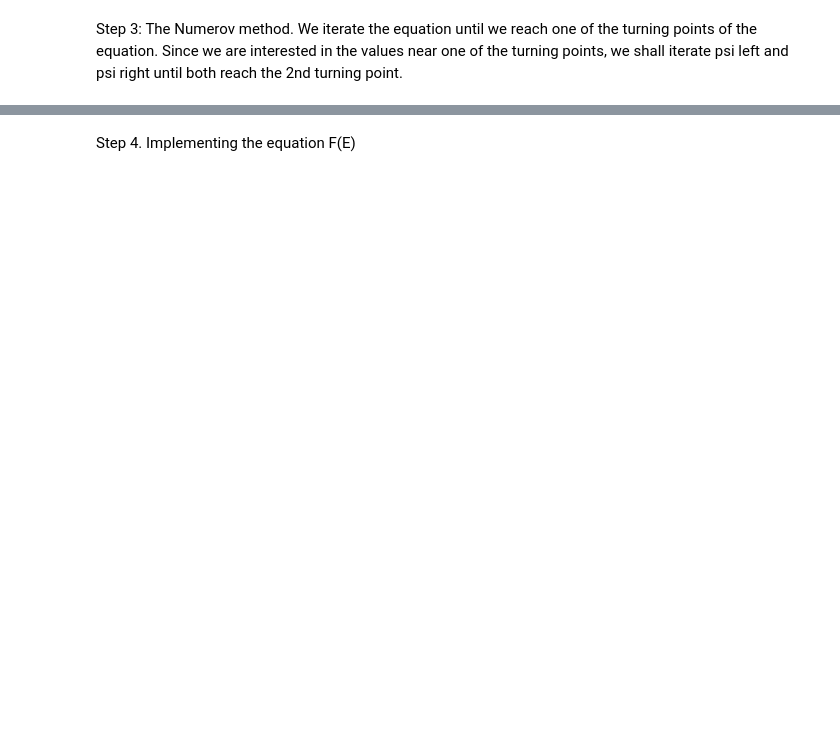
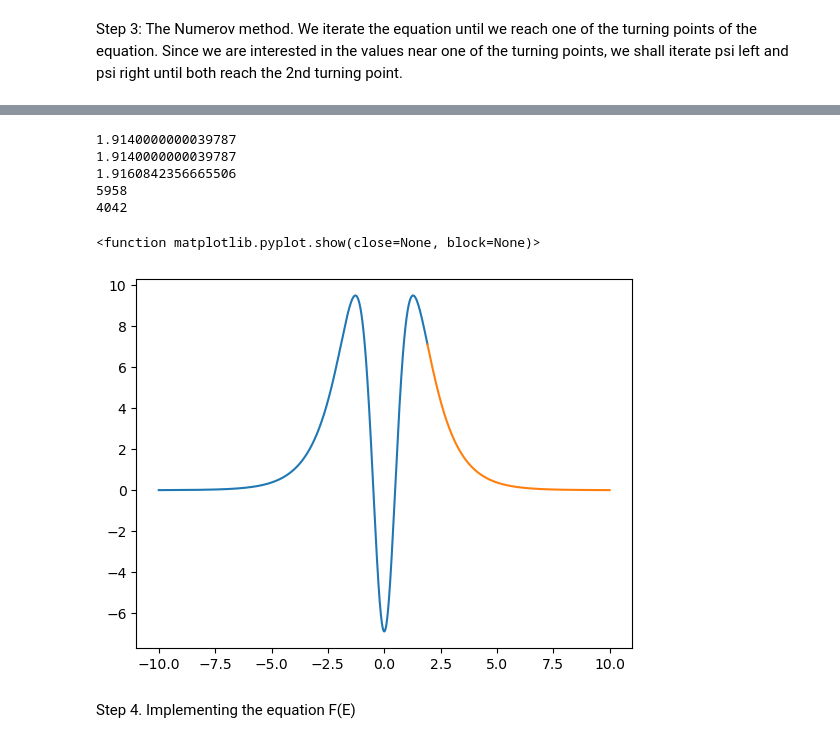
Before and after one commit to notbadamtish/SIF3012, a Jupyter notebook: Finding the Eigenvalues for the Schrodinger's equation for a given potential.ipynb, the cells around one changed output, grey strips where cells are left out. Drawn from its saved outputs; the diff is of its cells as text; code cells hidden in the pictures; blank space fills up the shorter version.

```diff
--- a/Finding the Eigenvalues for the Schrodinger's equation for a given potential.ipynb
+++ b/Finding the Eigenvalues for the Schrodinger's equation for a given potential.ipynb
@@ -18,0 +24,7 @@ Step 1: We graph out the potential
+# %%
+def V(x):
+    return (hbar**2)*(alpha**2)*lambda_symbol*(lambda_symbol-1)*((1/2)-(1/(np.cosh(alpha*x)**2)))/2*m
+
+x = np.linspace(-10,10,n)
+plt.plot(x,V(x))
+plt.show()
@@ -24,0 +35,9 @@ Step 2: Root findiing method for values of E and V(x), using a test value of E w
+# %%
+from scipy.optimize import fsolve
+def f_root(x):
+    return V(x)-E
+E=2.5
+positiveroot = fsolve(f_root,5)
+print (positiveroot)
+negativeroot = fsolve(f_root,-5)
+print (negativeroot)
@@ -32,2 +50,34 @@ We iterate the equation until we reach one of the turning points of the equation
+# %%
+def numerov(E, x, h):
+    N = len(x)
+    psi = np.zeros(N)
+    psi[0], psi[1] = 0.0, 1e-5
+
+    f = lambda xi: 2 * m / hbar**2 * (E - V(xi))
+
+    for i in range(1, N - 1):
+        psi[i + 1] = (2 * (1 - 5 * h**2 * f(x[i]) / 12) * psi[i] - (1 + h**2 * f(x[i - 1]) / 12) * psi[i - 1]) / (1 + h**2 * f(x[i + 1])/ 12)
+
+    return psi
+
+x0, xf = -10, 10  # Range for x
+h = 0.002               # Step size
+xfull= np.arange(x0,xf,h)
+xleft = np.arange(x0, positiveroot, h)
+xright = np.arange(positiveroot+h, xf, h)
+psileft = numerov(E, xleft, h)
+psiright = numerov(E, xright[::-1], h)[::-1]
+
+plt.plot(xleft,psileft)
+plt.plot(xright,psiright)
+plt.show
+# %% [output]
+1.9140000000039787
+1.9140000000039787
+1.9160842356665506
+5958
+4042
+<function matplotlib.pyplot.show(close=None, block=None)>
+[figure, added]
 # %% [markdown]
 Step 4. Implementing the equation F(E)
```
Also changed, not shown: parts of 7 cells of this notebook.
